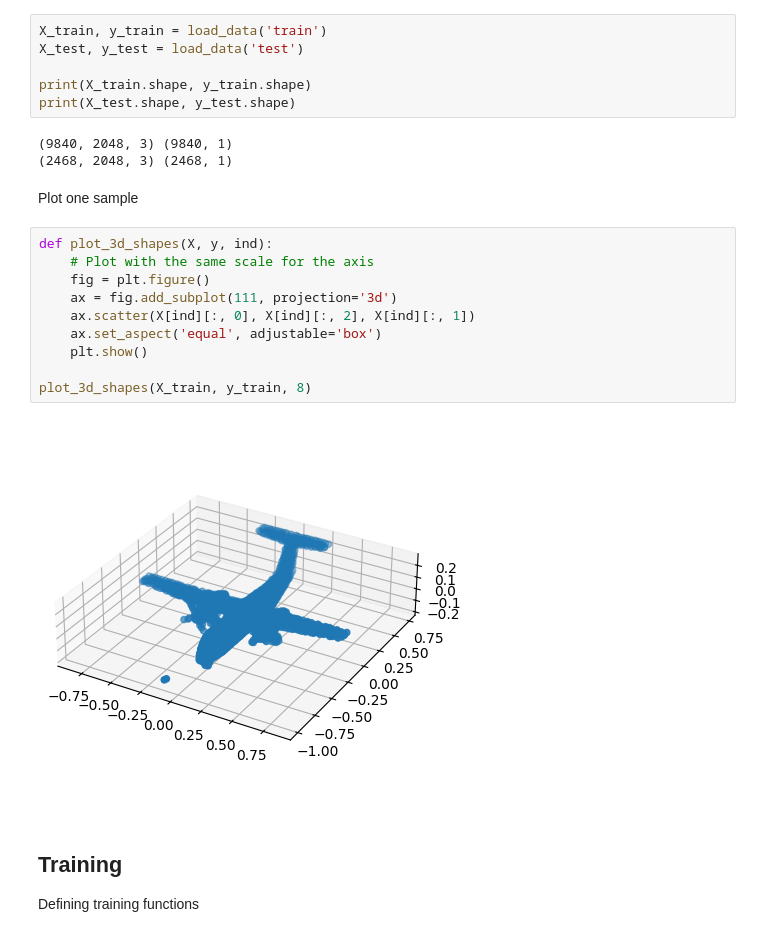
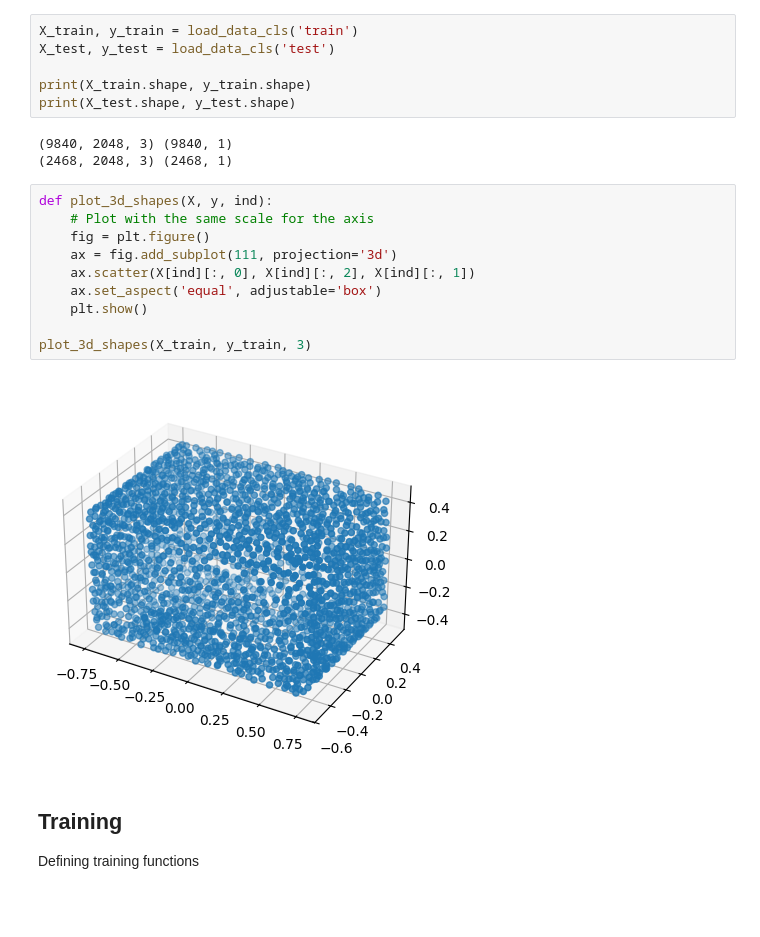
Before and after one commit to matthieuml/DGCNN, a Jupyter notebook: DGCNN.ipynb, the cells around one changed output. Drawn from its saved outputs; the diff is of its cells as text; blank space fills up the shorter version.

```diff
--- a/DGCNN.ipynb
+++ b/DGCNN.ipynb
@@ -21,26 +24,24 @@ import numpy as np
 # %%
-X_train, y_train = load_data('train')
-X_test, y_test = load_data('test')
+X_train, y_train = load_data_cls('train')
+X_test, y_test = load_data_cls('test')
 
 print(X_train.shape, y_train.shape)
 print(X_test.shape, y_test.shape)
 # %% [output]
 (9840, 2048, 3) (9840, 1)
 (2468, 2048, 3) (2468, 1)
-# %% [markdown]
-Plot one sample
 # %%
 def plot_3d_shapes(X, y, ind):
     # Plot with the same scale for the axis
     fig = plt.figure()
     ax = fig.add_subplot(111, projection='3d')
     ax.scatter(X[ind][:, 0], X[ind][:, 2], X[ind][:, 1])
     ax.set_aspect('equal', adjustable='box')
     plt.show()
 
-plot_3d_shapes(X_train, y_train, 8)
+plot_3d_shapes(X_train, y_train, 3)
 # %% [output]
-[figure, old version]
+[figure, new version]
 # %% [markdown]
 ## Training
 
```
Also changed, not shown: parts of 14 cells of this notebook, 11 other files.
